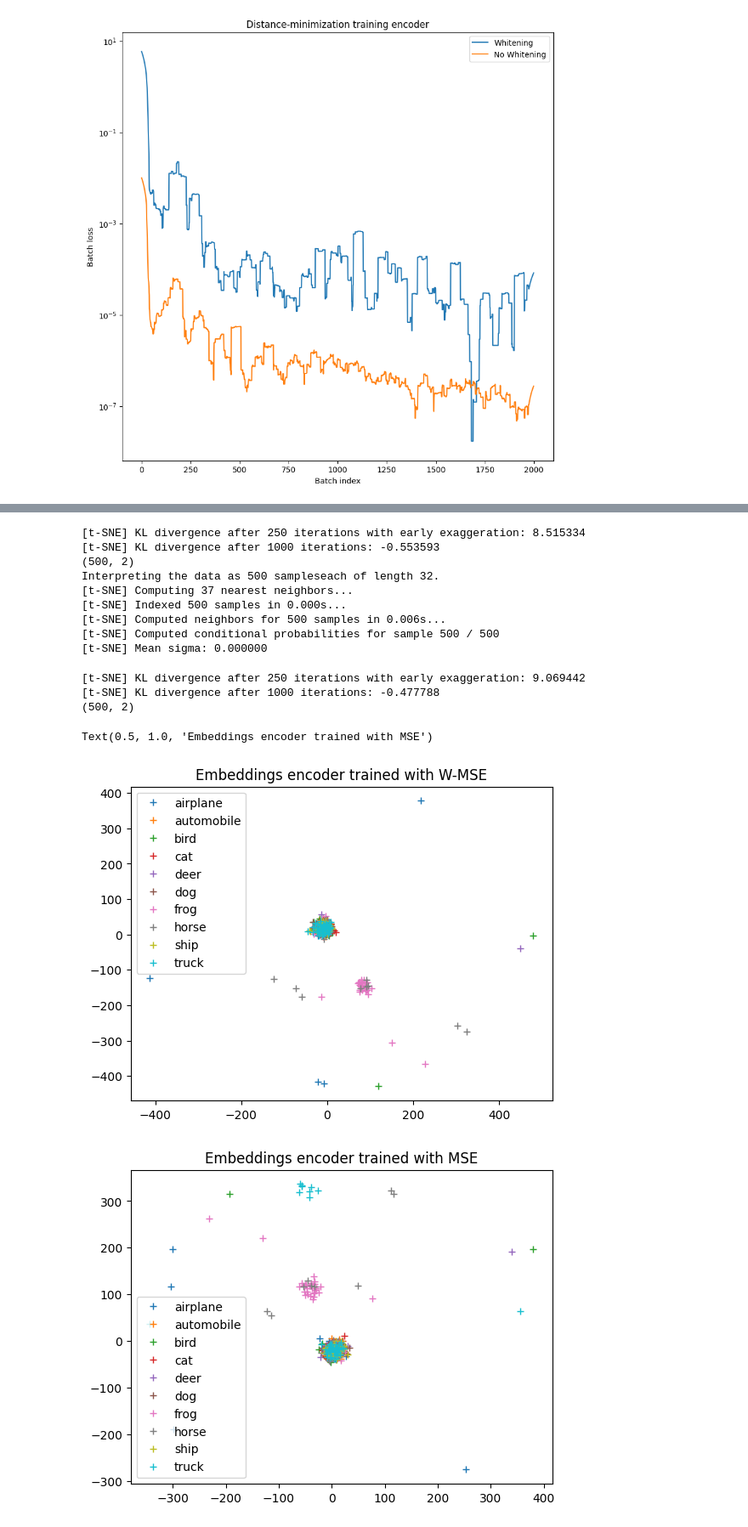
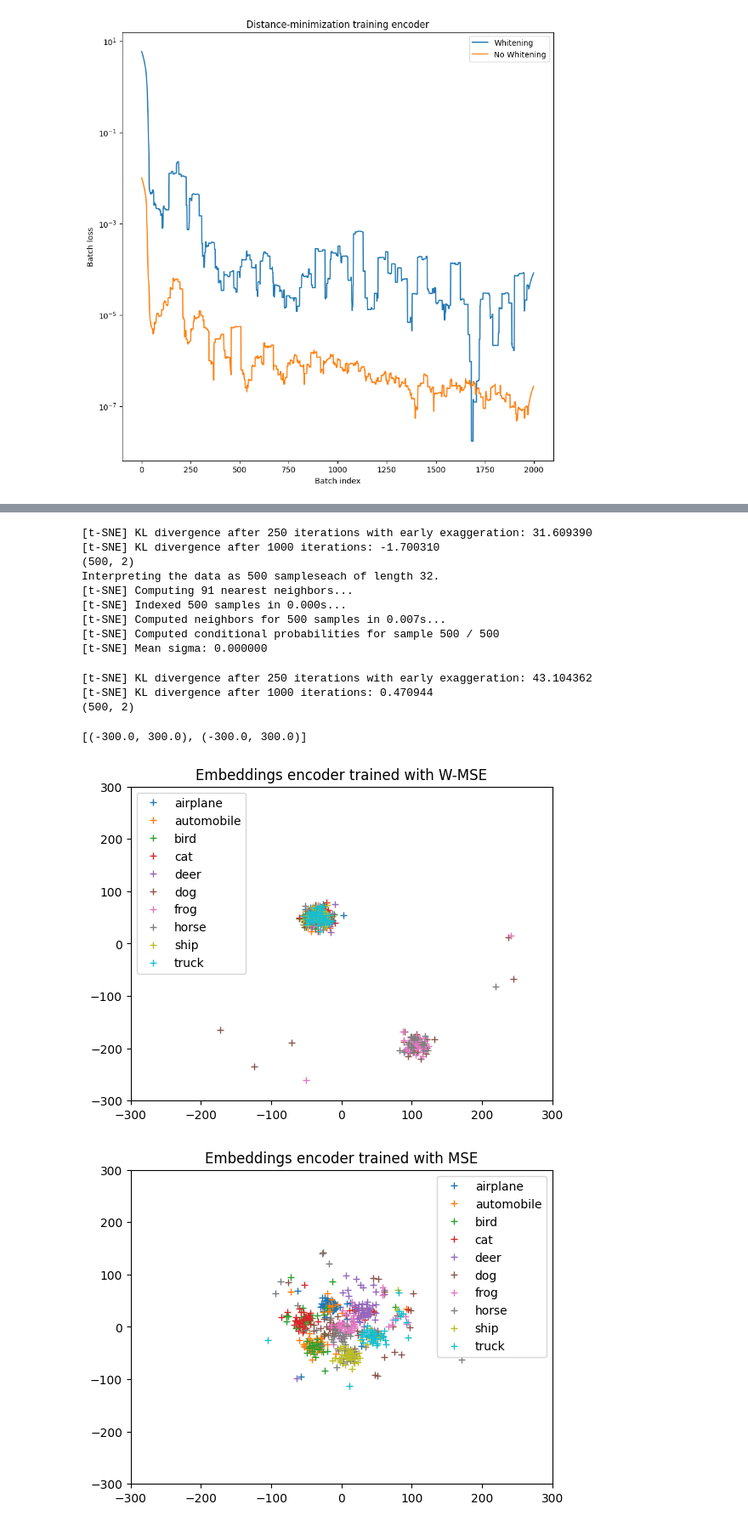
Before and after one commit to Nifrec/rolim, a Jupyter notebook: rolim/notebooks/encoder_experiment.ipynb, the cells around one changed output, grey strips where cells are left out. Shown at 85% size. Cells and saved outputs as stored; diff of their text form; code cells hidden in the pictures.

Commit message:
Whitening exp: fix bugs, add markdown, save plots

```diff
--- a/rolim/notebooks/encoder_experiment.ipynb
+++ b/rolim/notebooks/encoder_experiment.ipynb
@@ -87,8 +109,10 @@ with torch.no_grad():
     # Name only includes whitening to refer to the network
     # previous trained while using whitening.
     encodings_whit_net = [encoder_whitening(batch) for batch in test_images]
-    encodings_pure_net = [encoder_whitening(batch) for batch in test_images]
+    encodings_pure_net = [encoder_pure(batch) for batch in test_images]
 
-torch.mean(encodings_whit_net[0])
+# Mean values for the encodings of the first class:
+print(torch.mean(encodings_whit_net[0]))
+print(torch.mean(encodings_pure_net[0]))
 # %% [output]
 tensor(0.0045, device='cuda:0')
@@ -126,8 +151,8 @@ def make_tsne_plot(encodings_per_class: list[list[np.ndarray]],
     tsne = TSNE(n_components=2,
                 learning_rate="auto",
                 init="pca",
-                perplexity=12,
-                early_exaggeration=5,
+                # perplexity=12,
+                # early_exaggeration=5,
                 verbose=1)
 
     # Unfortunately, we cannot first fit the tSNE and then apply it
@@ -169,12 +194,15 @@ def jitter_data(rng: np.random.Generator, scale: float, data: np.ndarray) -> np.
     return data+noise
 
 classes = testset.classes
+limits = {"xlim":[-300, 300], "ylim":[-300, 300]}
 ax_whit, fig_whit = make_tsne_plot(nested_tensors_to_np(encodings_whit_net),
                         classes)
 ax_whit.set_title("Embeddings encoder trained with W-MSE")
+ax_whit.set(**limits)
 
-ax_whit, fig_whit = make_tsne_plot(nested_tensors_to_np(encodings_pure_net),
+ax_pure, fig_pure = make_tsne_plot(nested_tensors_to_np(encodings_pure_net),
                         classes)
-ax_whit.set_title("Embeddings encoder trained with MSE")
+ax_pure.set_title("Embeddings encoder trained with MSE")
+ax_pure.set(**limits)
 # %% [output]
 Interpreting the data as 500 sampleseach of length 32.
@@ -184,17 +212,17 @@ Interpreting the data as 500 sampleseach of length 32.
 [t-SNE] Computed conditional probabilities for sample 500 / 500
 [t-SNE] Mean sigma: 0.000000
-[t-SNE] KL divergence after 250 iterations with early exaggeration: 8.515334
-[t-SNE] KL divergence after 1000 iterations: -0.553593
+[t-SNE] KL divergence after 250 iterations with early exaggeration: 31.609390
+[t-SNE] KL divergence after 1000 iterations: -1.700310
 (500, 2)
 Interpreting the data as 500 sampleseach of length 32.
-[t-SNE] Computing 37 nearest neighbors...
+[t-SNE] Computing 91 nearest neighbors...
 [t-SNE] Indexed 500 samples in 0.000s...
-[t-SNE] Computed neighbors for 500 samples in 0.006s...
+[t-SNE] Computed neighbors for 500 samples in 0.007s...
 [t-SNE] Computed conditional probabilities for sample 500 / 500
 [t-SNE] Mean sigma: 0.000000
-[t-SNE] KL divergence after 250 iterations with early exaggeration: 9.069442
-[t-SNE] KL divergence after 1000 iterations: -0.477788
+[t-SNE] KL divergence after 250 iterations with early exaggeration: 43.104362
+[t-SNE] KL divergence after 1000 iterations: 0.470944
 (500, 2)
-Text(0.5, 1.0, 'Embeddings encoder trained with MSE')
+[(-300.0, 300.0), (-300.0, 300.0)]
-[figure, old version]
+[figure, new version]
-[figure, old version]
+[figure, new version]
```
Also changed, not shown: parts of 9 cells of this notebook.
